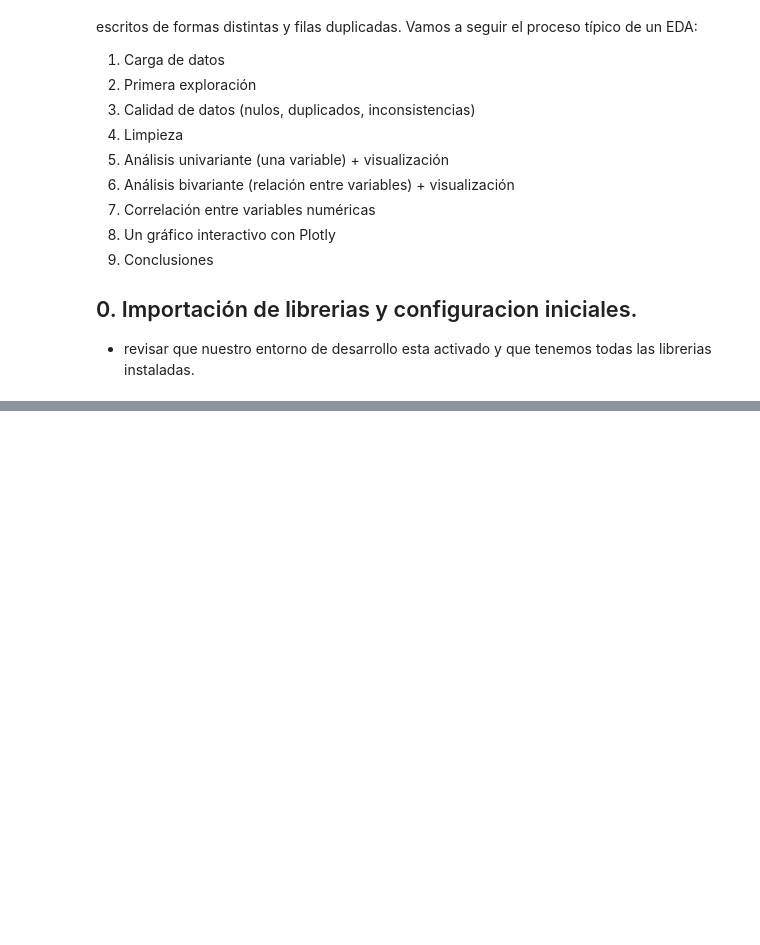
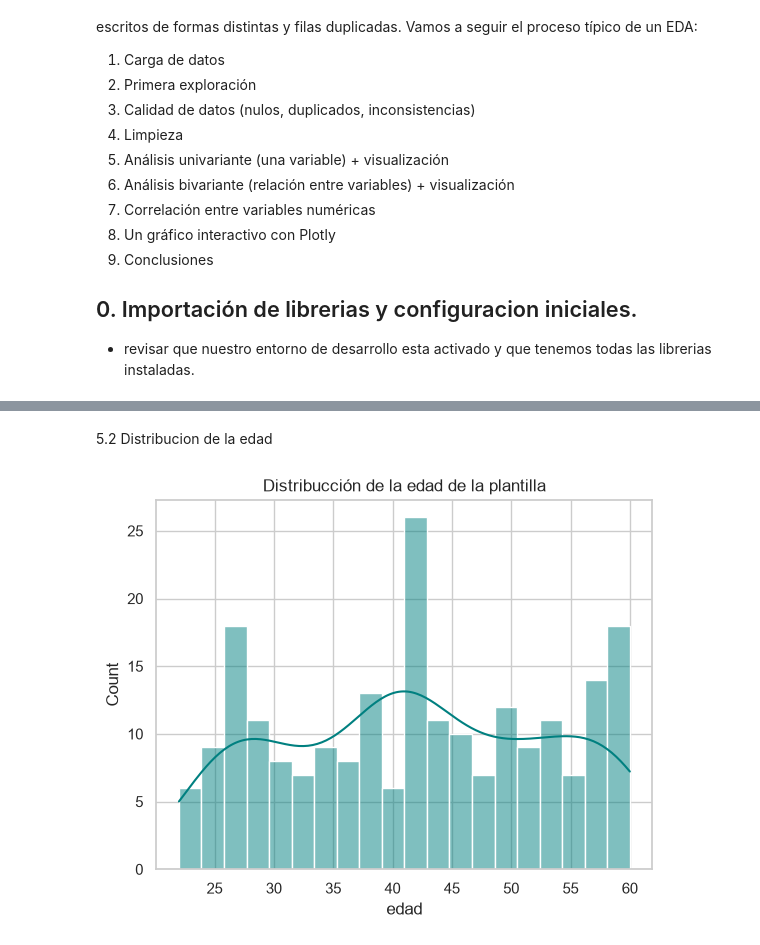
Before and after one commit to nietomoreno84-lgtm/clases_python_bigdata, a Jupyter notebook: 10_visulalizacion_datos/EDA_empleados_rrhh.ipynb, the cells around one changed output, grey strips where cells are left out. Saved outputs shown, nothing was run; the diff lists cells and outputs as text; code cells hidden in the pictures; blank space fills up the shorter version.

```diff
--- a/10_visulalizacion_datos/EDA_empleados_rrhh.ipynb
+++ b/10_visulalizacion_datos/EDA_empleados_rrhh.ipynb
@@ -33,0 +148,15 @@ import plotly.express as px
+# %%
+df['departamento'] = df['departamento'].str.strip().str.upper()
+
+# diccionario de traducción con el nombre 'bonito'
+
+nombres_departamento = {
+    'IT': 'IT',
+    'VENTAS': 'Ventas',
+    'MARKETING': 'Marketing',
+    'RRHH':'RRHH',
+    'FINANZAS': 'Finanzas'
+}
+
+df['departamento'] = df['departamento'].replace(nombres_departamento)
+df['departamento'].value_counts()
@@ -33,0 +253,11 @@ import plotly.express as px
+# %% [markdown]
+5.2 Distribucion de la edad
+# %%
+plt.Figure(figsize=(10,6))
+plt.title('Distribucción de la edad de la plantilla')
+
+sns.histplot(data=df, x='edad', kde=True, color='teal', bins=20)
+
+plt.show()
+# %% [output]
+[figure, added]
```
Also changed, not shown: parts of 27 cells of this notebook.
